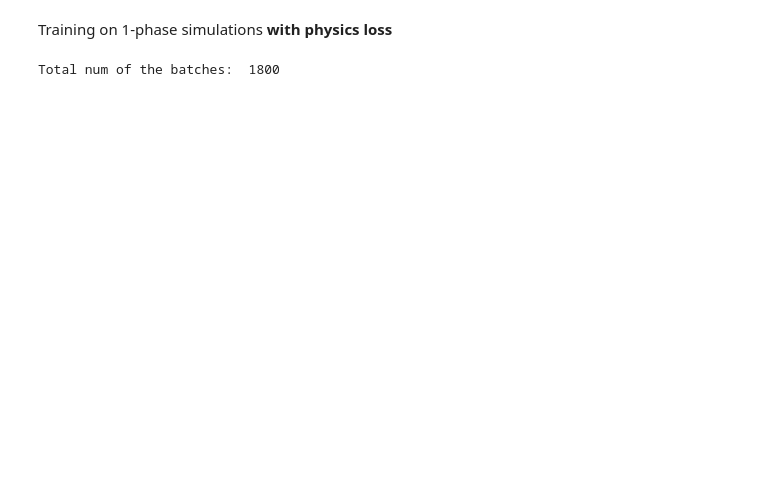
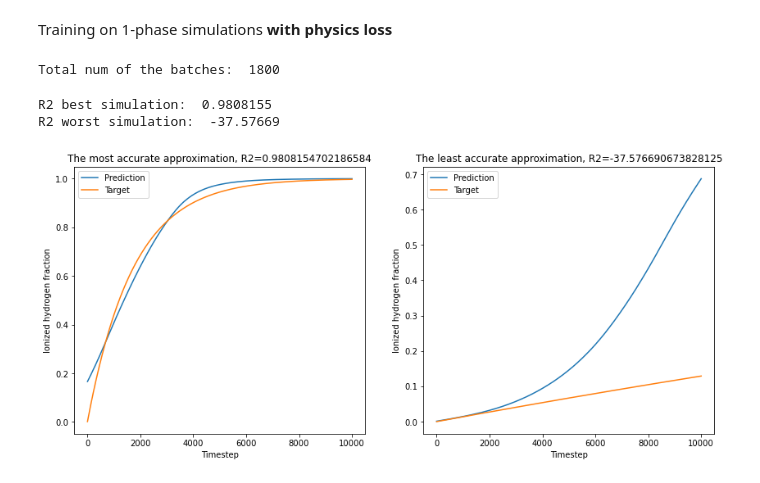
Before and after one commit to CS-433/ml-project-2-lady_bug, a Jupyter notebook: test_simulation.ipynb, the cells around one changed output. Saved outputs shown, nothing was run; the diff lists cells and outputs as text; code cells hidden in the pictures; blank space fills up the shorter version.

```diff
--- a/test_simulation.ipynb
+++ b/test_simulation.ipynb
@@ -204,6 +204,12 @@ run.physics_loss = lambda x, y: physics_loss_varied_gamma_n(x, y, loss_coef=1e5)
 run.train(10)
 # %% [output]
 Total num of the batches:  1800
+# %%
+r2_scores_on_validation = all_run_eval(run, mode="Timestep")
+# %% [output]
+R2 best simulation:  0.9808155
+R2 worst simulation:  -37.57669
+[figure, added]
 # %%
 run.data_handler = DataHandlerForAllSimulations(x_test, y_test, resample_ood_runs=False, train_fraction=0.0,
                                                  ood_weight=0., normal_weight=1.)
```
Also changed, not shown: parts of 8 cells of this notebook.
